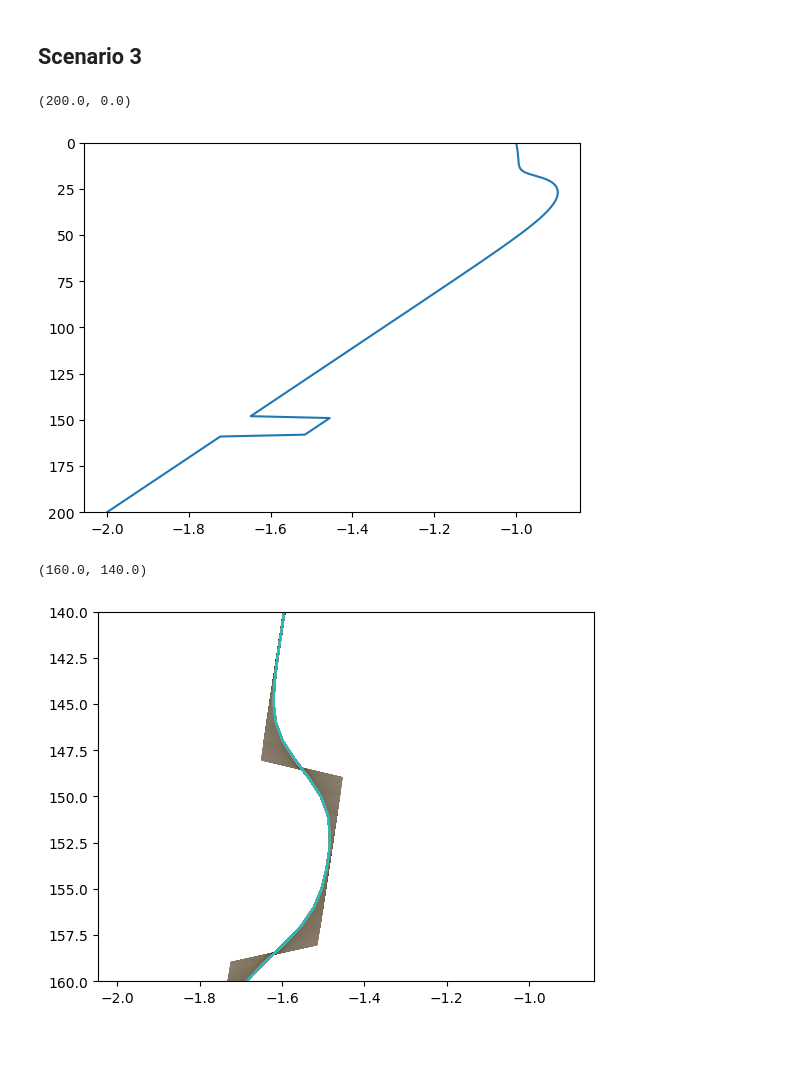
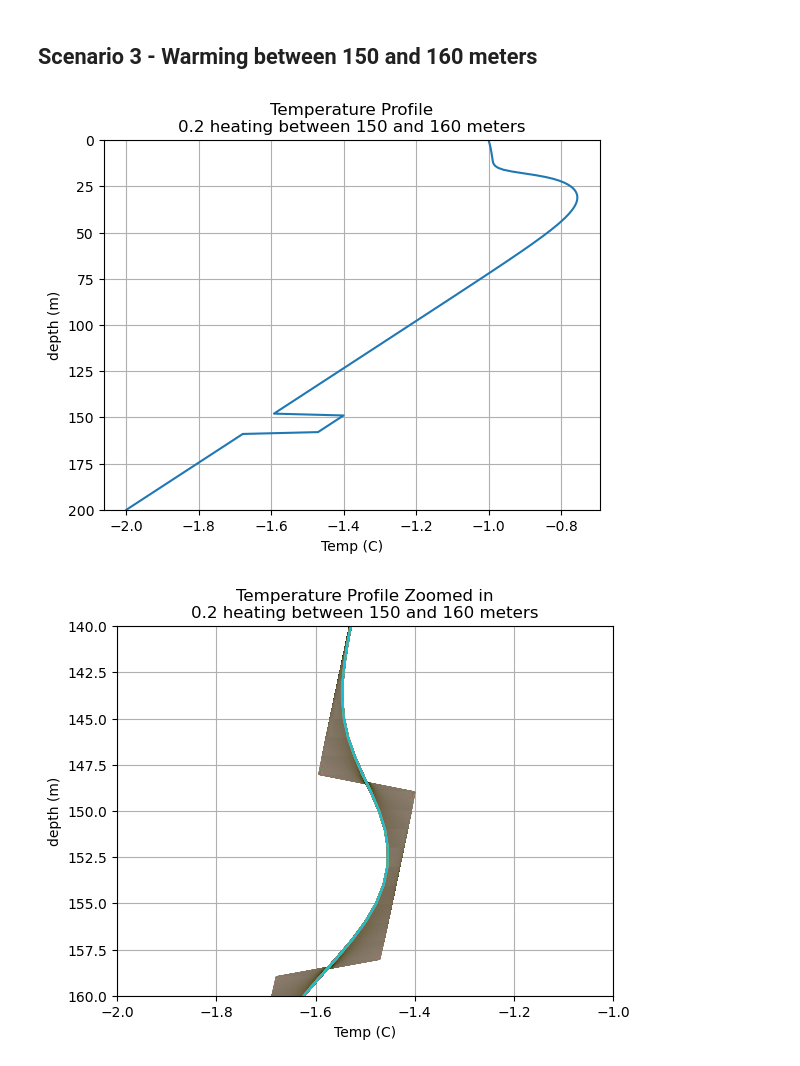
Before and after one commit to nicduboc/numeric_2024, a Jupyter notebook: mini-projects/duboc_miniproj.ipynb, the cells around one changed output. Cells and saved outputs as stored; diff of their text form; code cells hidden in the pictures.

```diff
--- a/mini-projects/duboc_miniproj.ipynb
+++ b/mini-projects/duboc_miniproj.ipynb
@@ -90,12 +168,3 @@ timeVec = np.arange(0,Ntime,dt)
-# %%
-# move forward in time with Feuler
-Tn = []
-T1 = np.linalg.solve(A,F)
-for i in range(len(timeVec)):
-    Tnew = T1 + dt*(deriv_T(A,T1,F))
-    Tn.append(Tnew)
-    T1 = Tnew
-Tn = np.array(Tn)
 # %%
 for i in range(np.shape(Tn)[0]):
     plt.plot(Tn[i,:],depth,label=i+1)
@@ -117,6 +204,6 @@ plt.ylim(200,0)
 # %%
 Tn_surf_heat = []
-for i in range(len(timeVec)):
+for i in range(len(timeVec1)):
     Tnew = T2 + dt*deriv_T(A,T2,F)
     Tnew[0] = Tnew[1]
     Tnew[-1] = Tnew[-2]
@@ -134,21 +239,23 @@ plt.legend(loc='best')
 # %% [markdown]
-## Scenario 3
+## Scenario 3 - Warming between 150 and 160 meters
 # %%
-T3 = np.linalg.solve(A,F)
 T3[149:159] = T3[149:159]+0.2
 plt.plot(T3,depth)
 plt.ylim(200,0)
+plt.xlabel('Temp (C)')
+plt.ylabel('depth (m)')
+plt.title('Temperature Profile\n0.2 heating between 150 and 160 meters')
+plt.grid()
 # %% [output]
-(200.0, 0.0)
-[figure, old version]
+[figure, new version]
 # %%
-Ntime = 20000 # seconds
+Ntime = 50000 # seconds
 dt = 10 # seconds
-timeVec = np.arange(0,Ntime,dt)
+timeVec2 = np.arange(0,Ntime,dt)
 #deriv_T = np.dot(A,T)-F
 # %%
 Tn_bot_heat = []
-for i in range(len(timeVec)):
+for i in range(len(timeVec2)):
     Tnew = T3 + dt*deriv_T(A,T3,F)
     Tnew[0] = Tnew[1]
     Tnew[-1] = Tnew[-2]
@@ -158,8 +265,14 @@ Tn_bot_heat = np.array(Tn_bot_heat)
 # %%
 for i in range(np.shape(Tn_bot_heat)[0]):
     plt.plot(Tn_bot_heat[i,:],depth,label=i+1)
 plt.ylim(160,140)
+plt.xlim(-2,-1)
+plt.xlabel('Temp (C)')
+plt.ylabel('depth (m)')
+plt.title('Temperature Profile Zoomed in\n0.2 heating between 150 and 160 meters')
+plt.grid()
+
+# plt.ylim(200,0)
 #plt.legend(loc='best')
 # %% [output]
-(160.0, 140.0)
-[figure, old version]
+[figure, new version]
```
Also changed, not shown: parts of 20 cells of this notebook.
